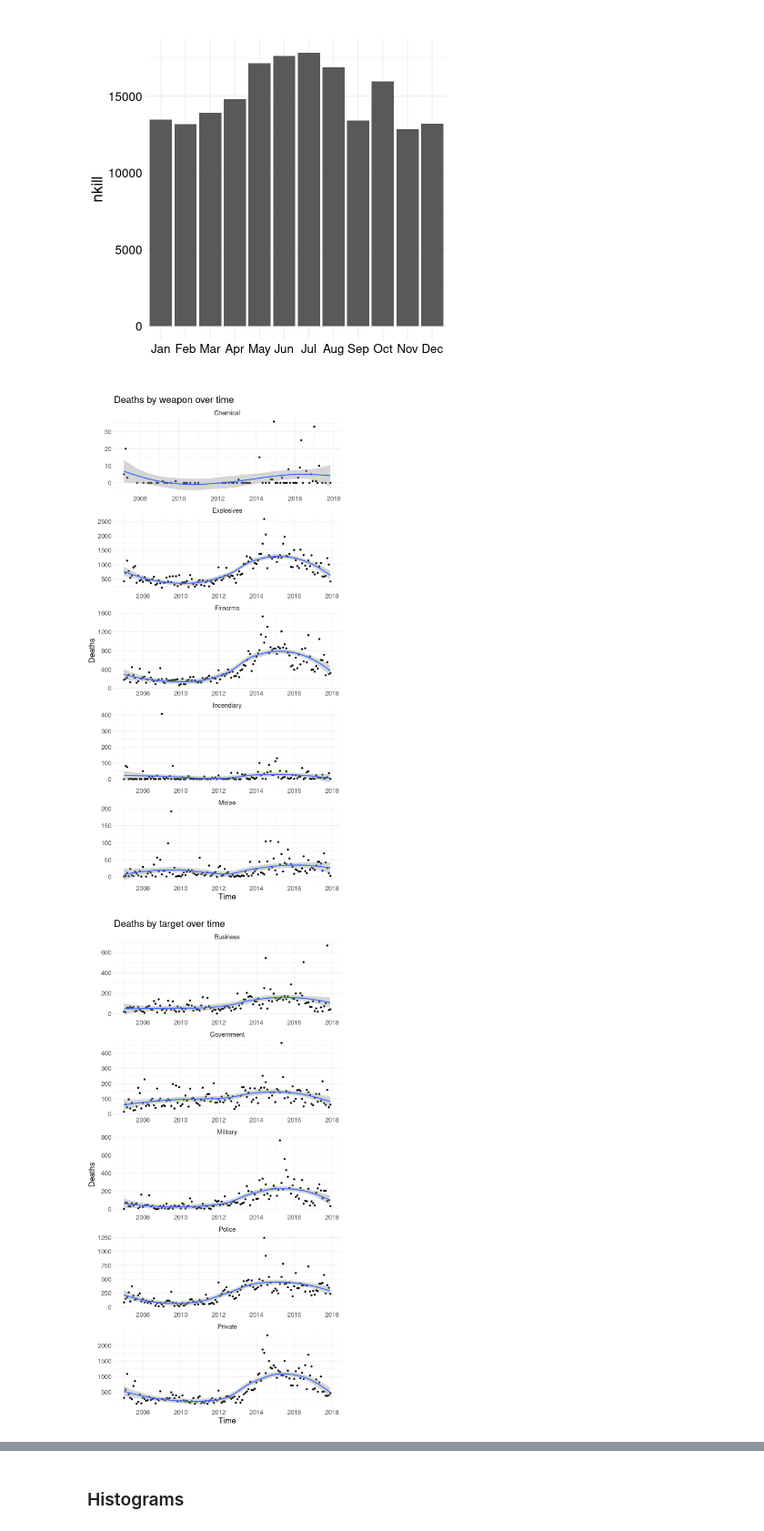
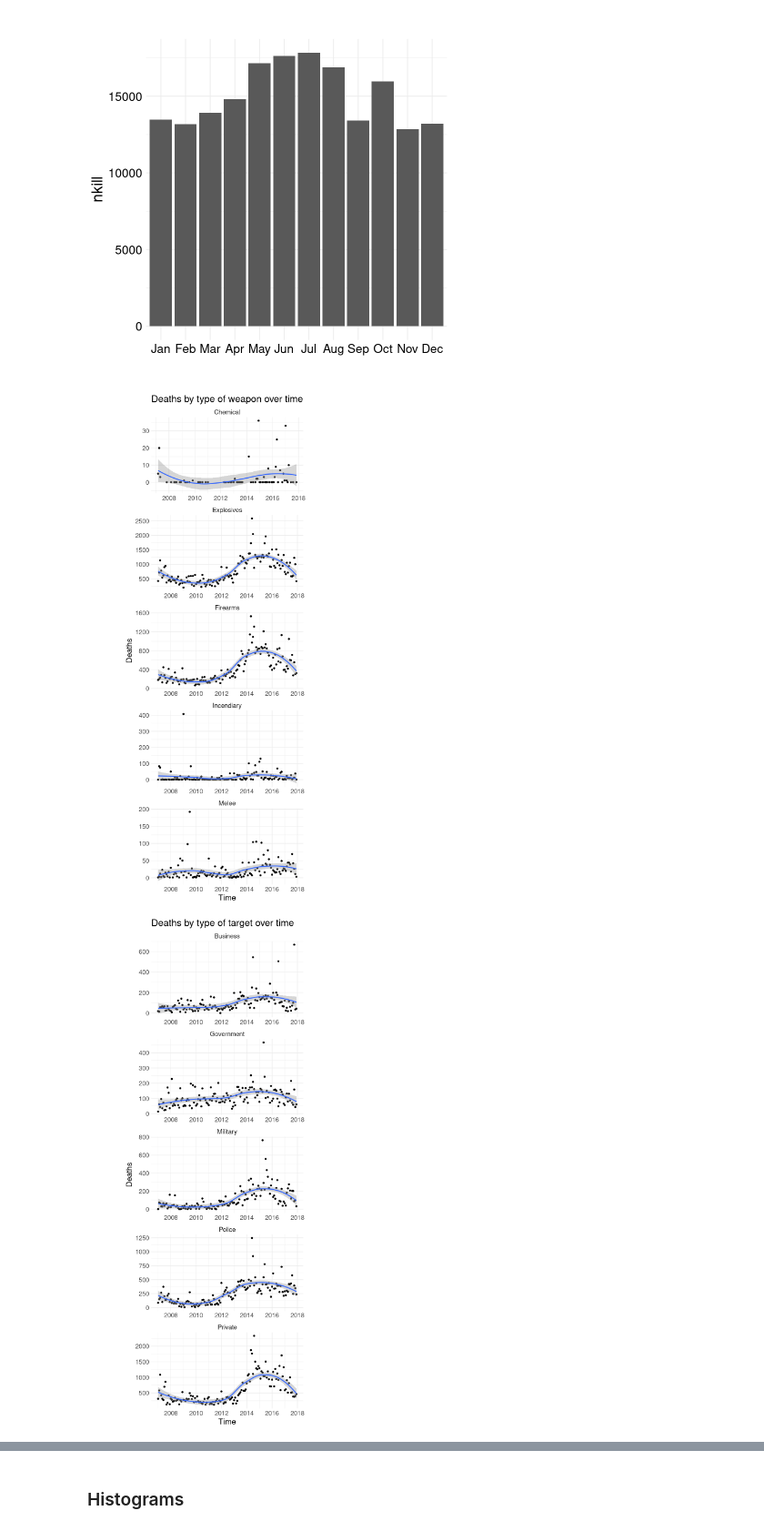
Before and after one commit to besiobu/data-science-portfolio, a Jupyter notebook: global-terrorism/Global Terrorism.ipynb, the cells around one changed output, grey strips where cells are left out. Shown at 91% size. Cells and saved outputs as stored; diff of their text form; code cells hidden in the pictures.

Commit message:
Fix image width in gallery.

```diff
--- a/global-terrorism/Global Terrorism.ipynb
+++ b/global-terrorism/Global Terrorism.ipynb
@@ -52,7 +52,7 @@ theme_custom <- function(){
 # Theme for time series plots
 theme_custom_ts <- function(){
     theme_minimal() %+replace%
-    theme(aspect.ratio = 8/24,
+    theme(aspect.ratio = 12/24,
           plot.margin = grid::unit(c(1,1,1,1), "mm"),
           text = element_text(size = 18))
 }
@@ -505,7 +505,7 @@ nkill_by_weapon_monthly <- data %>%
     dplyr::select(-year, -month)
 
 plot_weapon_ts <- ggplot(nkill_by_weapon_monthly, aes(x = date, y = nkill)) +
-    ggtitle("Deaths by weapon over time") +
+    ggtitle("Deaths by type of weapon over time") +
     ylab("Deaths") +
     xlab("Time") +
     geom_point() +
@@ -516,39 +516,39 @@ plot_weapon_ts <- ggplot(nkill_by_weapon_monthly, aes(x = date, y = nkill)) +
 plot_weapon_ts
 
 ggsave("img/deaths_by_weapon_over_time.png",
-       plot = plot_weapon_ts, width = 8, height = 16, dpi = 75)
+       plot = plot_weapon_ts, width = 12, height = 16, dpi = 75)
 
 options(repr.plot.width = width, repr.plot.height = height)
 # %% [output]
-[figure, old version]
+[figure, new version]
 # %%
 options(repr.plot.width = 8, repr.plot.height = 16)
 
 nkill_by_target_monthly <- data %>%
     dplyr::select(year, month, nkill, target) %>%
     dplyr::filter(target %in% by_target$target) %>%
     dplyr::group_by(year, month, target) %>%
     dplyr::summarise(nkill = sum(nkill), .groups = "drop") %>%
     dplyr::mutate(date = lubridate::make_date(year, month, 1)) %>%
     dplyr::select(-year, -month)
 
 plot_target_ts <- ggplot(nkill_by_target_monthly, aes(x=date, y=nkill)) +
-    ggtitle("Deaths by target over time") +
+    ggtitle("Deaths by type of target over time") +
     ylab("Deaths") +
     xlab("Time") +
     geom_point() +
     geom_smooth(method = "loess", formula = " y ~ x") +
     facet_wrap(~ target, ncol = 1, scales = "free") +
     theme_custom_ts()
 
 plot_target_ts
 
 ggsave("img/deaths_by_target_over_time.png",
-       plot = plot_target_ts, width = 8, height = 16, dpi = 75)
+       plot = plot_target_ts, width = 12, height = 16, dpi = 75)
 
 options(repr.plot.width = width, repr.plot.height = height)
 # %% [output]
-[figure, old version]
+[figure, new version]
 # %%
 options(repr.plot.width = 8, repr.plot.height = 16)
 
```
Also changed, not shown: parts of 1 cell of this notebook, 4 other files.
